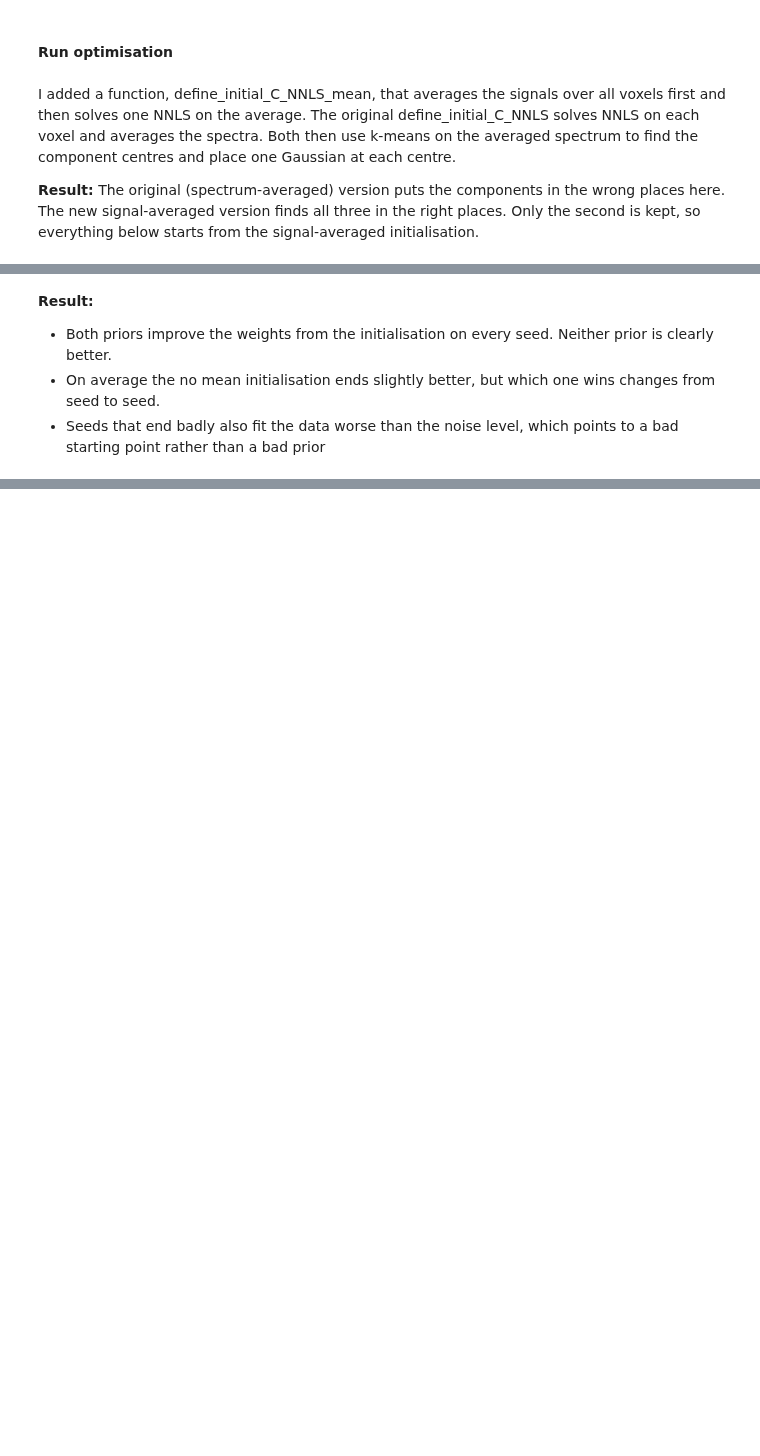
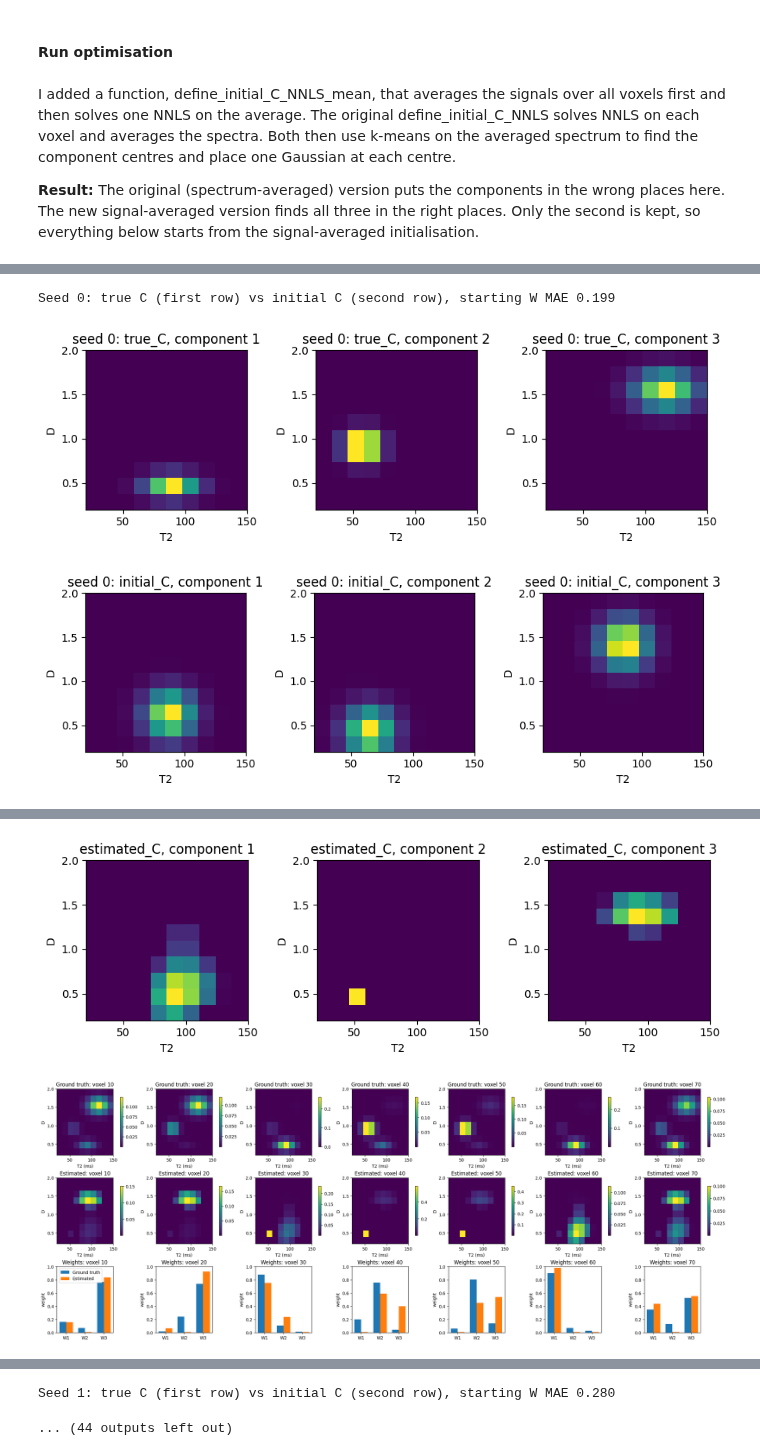
Before and after one commit to mariabrad/bayesCode, a Jupyter notebook: notebooks/maria-tests-simulation-real-data.ipynb, the cells around one changed output, grey strips where cells are left out. Cells and saved outputs as stored; diff of their text form; code cells hidden in the pictures; blank space fills up the shorter version.

Commit message:
Added changes for real data

```diff
--- a/notebooks/maria-tests-simulation-real-data.ipynb
+++ b/notebooks/maria-tests-simulation-real-data.ipynb
@@ -1221,5 +334,63 @@ mean: [0.294 0.239 0.261]
-# %% [markdown]
-**Result:**
-- Both priors improve the weights from the initialisation on every seed. Neither prior is clearly better.
-- On average the no mean initialisation ends slightly better, but which one wins changes from seed to seed.
-- Seeds that end badly also fit the data worse than the noise level, which points to a bad starting point rather than a bad prior
+# %%
+# Dirichlet vs entropy prior on the same data, over several seeds — constrained C (non-negative, simplex on the D–T2 grid)
+priors = {
+    "dirichlet": dict(update_alpha_flag=True, weight_entropy=0.0),
+    "entropy": dict(update_alpha_flag=False, weight_entropy=10.0),
+}
+
+R = 10
+U, s, Vmat = apply_SVD_to_A(A, R)
+
+rows = []
+for seed in range(5):
+    rng_seed = np.random.default_rng(seed)
+    alpha_true = 0.5
+    W_true_dirichlet = rng_seed.dirichlet(alpha_true * np.ones(K), size=V).T
+
+    # Calulate the signal Y = M0 * A * C_true * W_true
+    Y_dirichlet=create_signal(A,C_true,W_true_dirichlet,M0_true,sigma,rng_seed)
+
+    # Set intial conditions
+    C0_dirichlet=define_initial_C_NNLS_mean(Y_dirichlet,A,range(V),K,D_vals,T2_vals,D_vals.min(),D_vals.max(),T2_vals.min(),T2_vals.max(),nD,nT2)
+    Csmall0_dirichlet=project_C_to_C_small(C0_dirichlet,s,Vmat)
+
+    M0_init_dirichlet = initialize_M0_monoexponential(Y_dirichlet, b_vals, TE_vals)
+
+    W0_dirichlet = initialize_W_from_C(Y_dirichlet, U, Csmall0_dirichlet, M0_init_dirichlet, bound_eps=1e-3)
+
+    C0_dirichlet,W0_dirichlet=order_components(C_true, C0_dirichlet, W0_dirichlet, K)
+
+    print(f"Seed {seed}: true C (first row) vs initial C (second row), starting W MAE {np.mean(np.abs(W_true_dirichlet - W0_dirichlet)):.3f}")
+    show_canonical_spectra([(f'seed {seed}: true_C', C_true)])
+    show_canonical_spectra([(f'seed {seed}: initial_C', C0_dirichlet)])
+    print("\n")
+
+    errors = [np.mean(np.abs(W_true_dirichlet - W0_dirichlet))]
+    for name, kwargs in priors.items():
+        # C is optimised on the physical grid, so it starts from C0 (not Csmall0) and comes back as C directly
+        W_est_dirichlet, _, C_est_dirichlet, *_ = run_constrained_optimisation(
+            Y_dirichlet, U, s, Vmat, C0_dirichlet.copy(), M0_init_dirichlet, K=K, n_iter=300,
+            sigma2=np.mean(sigma**2), lam=1e-2, alpha=1.0, W=W0_dirichlet.copy(),
+            update_W_flag=True, update_C_flag=True, update_M0_flag=True,
+            m0_prior=M0_init_dirichlet, m0_prior_sigma=10, alpha_update_start=5,
+            c_sparsity=0.0, c_smoothness=10.0, c_diversity=0.0, c_maxiter=100, nD=nD, nT2=nT2,
+            verbose_every=100, **kwargs)
+        C_est_dirichlet, W_est_dirichlet = order_components(C_true, C_est_dirichlet, W_est_dirichlet, K)
+        errors.append(np.mean(np.abs(W_true_dirichlet - W_est_dirichlet)))
+        print(f"Seed {seed}, {name} prior: estimated C, W MAE {errors[-1]:.3f}")
+        show_canonical_spectra([(f'estimated_C', C_est_dirichlet)])
+
+        F_true = C_true @ W_true_dirichlet
+        F_est = C_est_dirichlet @ W_est_dirichlet
+        show_voxelwise_spectra(F_true, F_est, W_true_dirichlet, W_est_dirichlet, voxels_to_show)
+        show_weight_correlations(W_est_dirichlet)
+
+    rows.append(errors)
+
+print("W MAE per seed: start, dirichlet, entropy")
+print(np.round(rows, 3))
+print("mean:", np.round(np.mean(rows, axis=0), 3))
+# %% [output]
+Seed 0: true C (first row) vs initial C (second row), starting W MAE 0.199
+[figure, added]
+[figure, added]
@@ -1225,0 +401,2 @@ mean: [0.294 0.239 0.261]
+[figure, added]
+[figure, added]
@@ -1225,0 +411,2 @@ mean: [0.294 0.239 0.261]
+Seed 1: true C (first row) vs initial C (second row), starting W MAE 0.280
+... (44 outputs left out)
```
Also changed, not shown: parts of 35 cells of this notebook, 3 other files.
